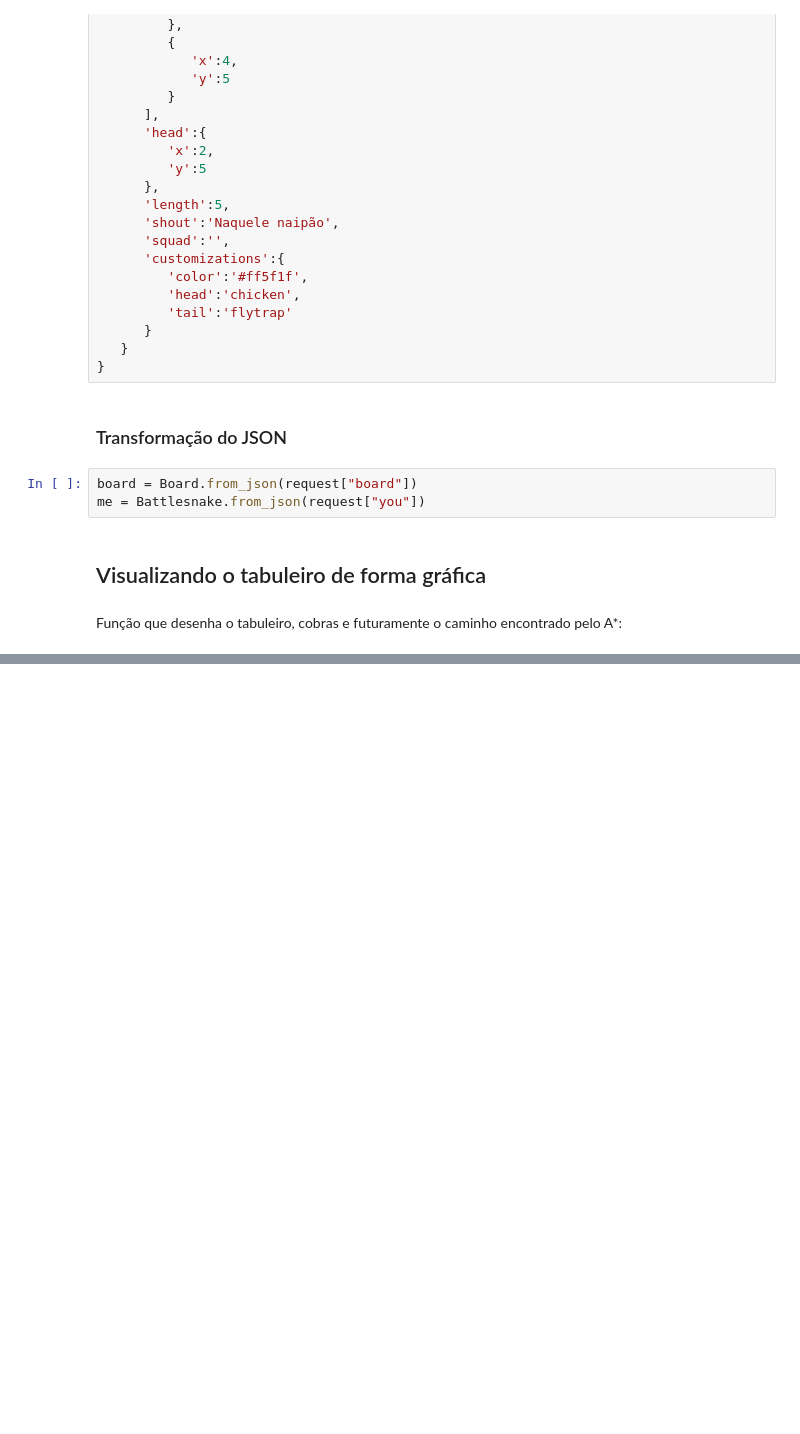
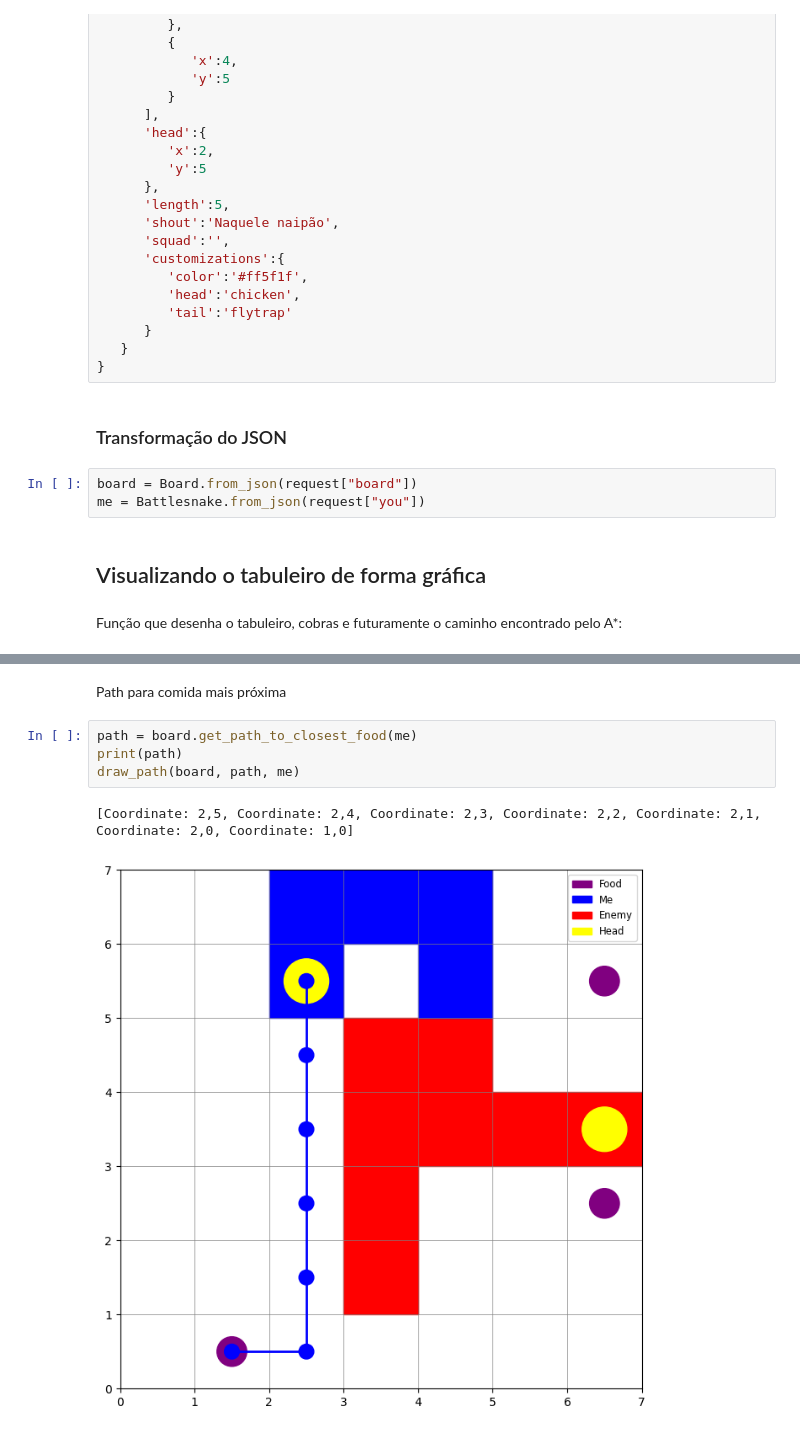
Before and after one commit to VgsStudio/ecm502_battlesnake_ia, a Jupyter notebook: notebook/ecm502_battlesnake_ia.ipynb, the cells around one changed output, grey strips where cells are left out. Cells and saved outputs as stored; diff of their text form; blank space fills up the shorter version.

```diff
--- a/notebook/ecm502_battlesnake_ia.ipynb
+++ b/notebook/ecm502_battlesnake_ia.ipynb
@@ -753,0 +585,9 @@ Path: [Coordinate: 7,5, Coordinate: 7,4, Coordinate: 6,4, Coordinate: 5,4, Coord
+# %% [markdown]
+Path para comida mais próxima
+# %%
+path = board.get_path_to_closest_food(me)
+print(path)
+draw_path(board, path, me)
+# %% [output]
+[Coordinate: 2,5, Coordinate: 2,4, Coordinate: 2,3, Coordinate: 2,2, Coordinate: 2,1, Coordinate: 2,0, Coordinate: 1,0]
+[figure, added]
```
Also changed, not shown: parts of 13 cells of this notebook.
